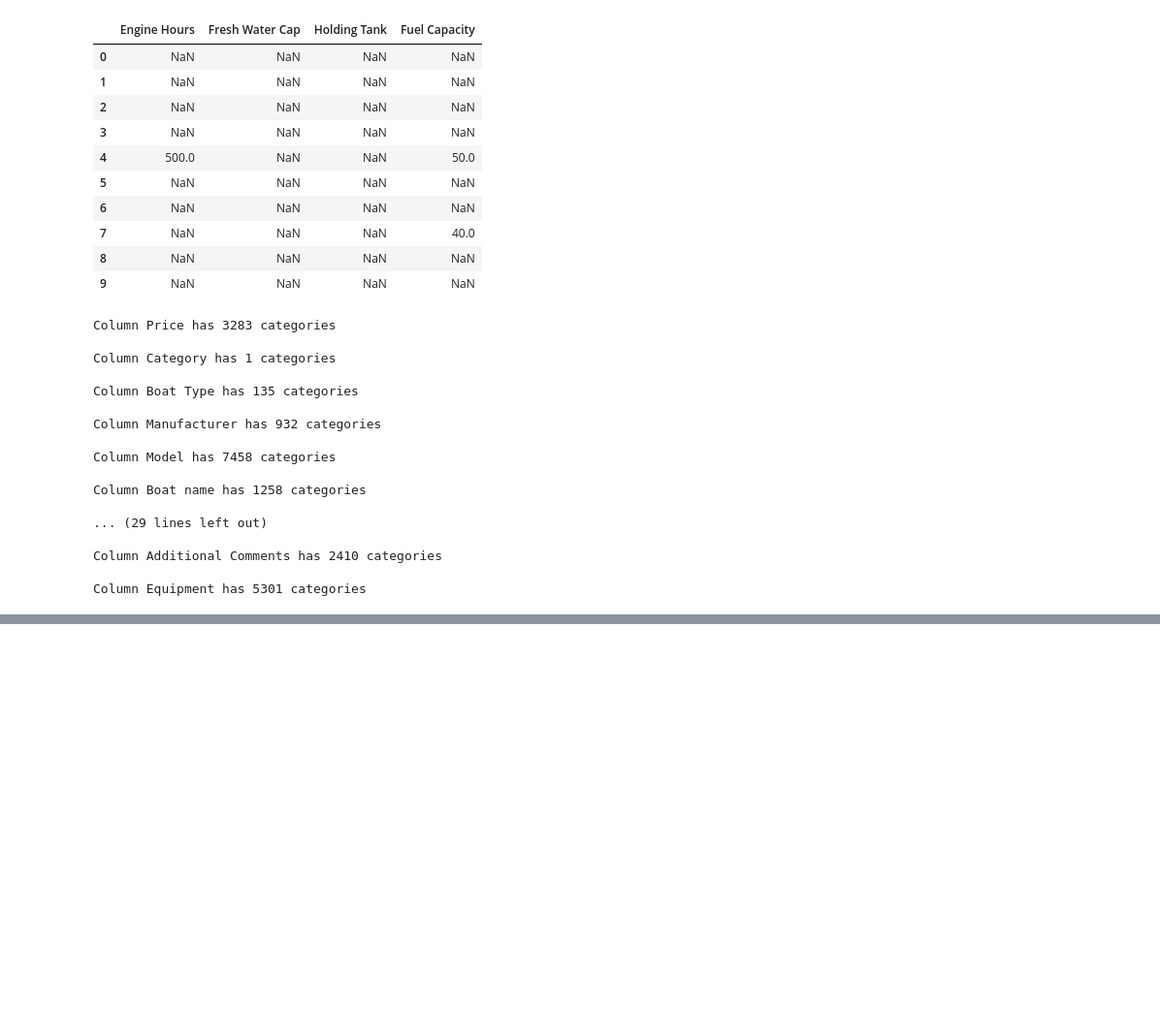
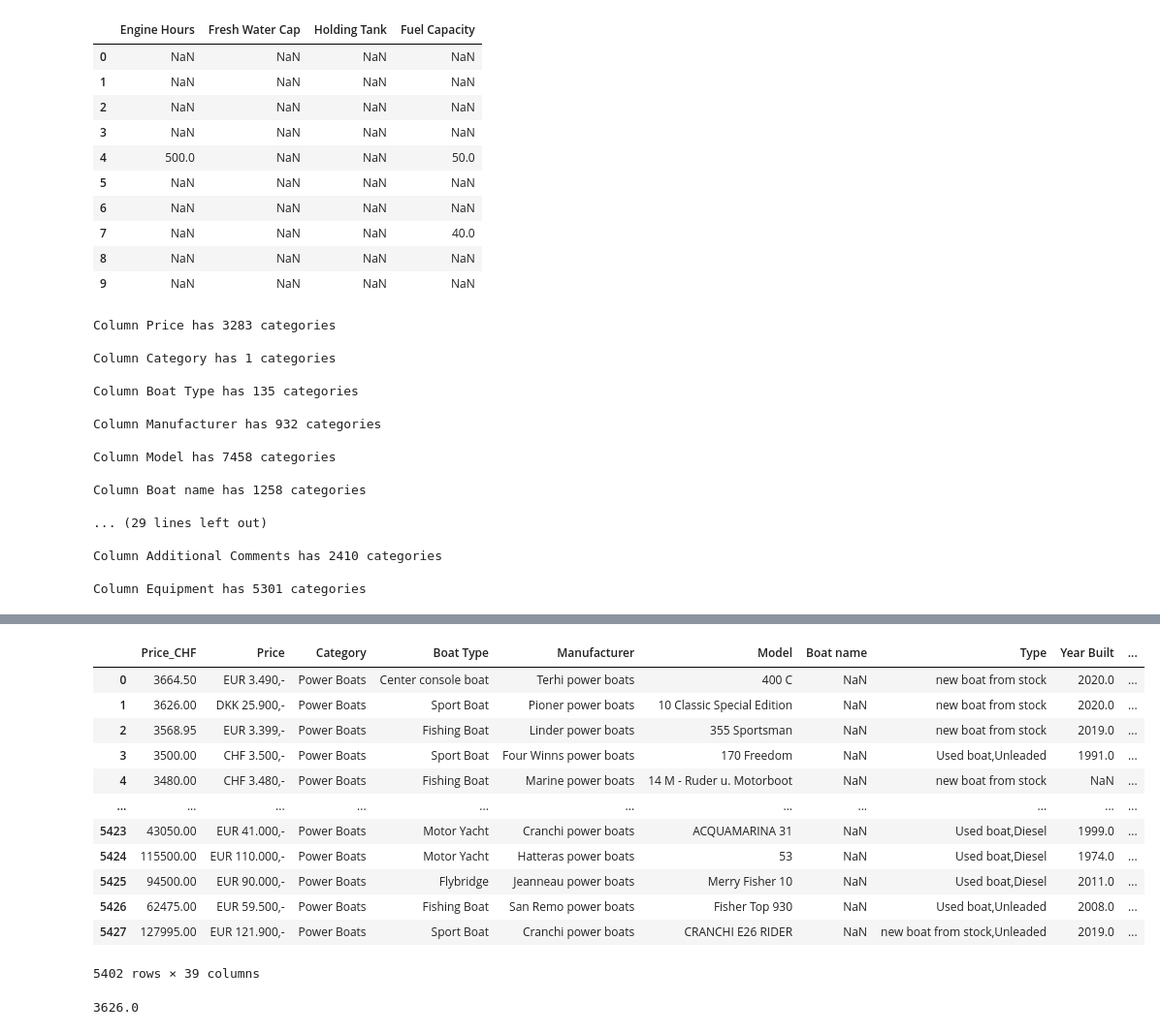
Before and after one commit to D0MOVF/DATA_ACADEMY, a Jupyter notebook: DATA_ACADEMY_1.ipynb, the cells around one changed output, grey strips where cells are left out. Shown: that part at 97% size. Cells and saved outputs as stored; diff of their text form; code cells hidden in the pictures; blank space fills up the shorter version.

```diff
--- a/DATA_ACADEMY_1.ipynb
+++ b/DATA_ACADEMY_1.ipynb
@@ -779,0 +901,11 @@ df = df.drop(columns = list_col_to_delete_part1, inplace = True)
+# %%
+# First, delete the price having the value `Price on request`
+train_val = train_val[train_val['Price'] != 'Price on request']
+# %%
+# Create a conversion table (via a two-dimensional array)
+create_change = {'Currency_A': ['EUR', 'GBP', 'DKK', 'SEK', 'USD', 'CHF'],
+               'Currency_B': ['CHF', 'CHF', 'CHF', 'CHF', 'CHF', 'CHF'],
+               'Change': [1.05, 1.24, 0.14, 0.11, 0.92, 1]}
+
+change = pd.DataFrame(data=create_change)
+change
@@ -779,0 +920,4 @@ df = df.drop(columns = list_col_to_delete_part1, inplace = True)
+# %%
+# Create a 'dictionary' from the above currency conversion table
+dict_change = dict(zip(change.iloc[:,0], change.iloc[:,2]))
+dict_change
@@ -779,0 +1061,47 @@ df = df.drop(columns = list_col_to_delete_part1, inplace = True)
+# %%
+# SUMMARY of everything above
+
+data_part = train_val['Price'].str.partition(' ')         # exemple : EUR 3.490,-  -> ('EUR', ' ', '3.490,-')
+
+    # Replace '£' by 'GBP' for the change dictionnary
+data_part[0] = data_part[0].str.replace('£', 'GBP')          # data_part[0] = first column of the DataFrame who save the first value of the tuples
+
+    # delete '.' who split the thousand in the price
+data_part[2] = data_part[2].str.replace('.', '')             # data_part[2] = third column of the DataFrame who save the first value of the tuples
+
+    # delete ',-' to get the price
+data_part[2] = data_part[2].str.replace(',-', '')
+
+    # Convert the column in float in order to do the comparison
+data_part[2] = data_part[2].astype(float, errors = 'raise')
+
+    # price conversion
+new_price = data_part.apply(lambda x: dict_change[x[0]] * x[2], axis=1)
+# %%
+# Join the new price to the base data table so that we have it available for the algorithm
+
+train_val.head(2)
+
+new_price = pd.DataFrame(new_price, columns=['Price_CHF'])
+train_val = new_price.merge(train_val, left_index=True, right_index=True) # perform a right join - Price_CHF column + everything else on the right
+train_val
+# %% [output]
+|  | Price_CHF | Price | Category | Boat Type | Manufacturer | Model | Boat name | Type | Year Built | ... |
+| 0 | 3664.50 | EUR 3.490,- | Power Boats | Center console boat | Terhi power boats | 400 C | NaN | new boat from stock | 2020.0 | ... |
+| 1 | 3626.00 | DKK 25.900,- | Power Boats | Sport Boat | Pioner power boats | 10 Classic Special Edition | NaN | new boat from stock | 2020.0 | ... |
+| 2 | 3568.95 | EUR 3.399,- | Power Boats | Fishing Boat | Linder power boats | 355 Sportsman | NaN | new boat from stock | 2019.0 | ... |
+| 3 | 3500.00 | CHF 3.500,- | Power Boats | Sport Boat | Four Winns power boats | 170 Freedom | NaN | Used boat,Unleaded | 1991.0 | ... |
+| 4 | 3480.00 | CHF 3.480,- | Power Boats | Fishing Boat | Marine power boats | 14 M - Ruder u. Motorboot | NaN | new boat from stock | NaN | ... |
+| ... | ... | ... | ... | ... | ... | ... | ... | ... | ... | ... |
+| 5423 | 43050.00 | EUR 41.000,- | Power Boats | Motor Yacht | Cranchi power boats | ACQUAMARINA 31 | NaN | Used boat,Diesel | 1999.0 | ... |
+| 5424 | 115500.00 | EUR 110.000,- | Power Boats | Motor Yacht | Hatteras power boats | 53 | NaN | Used boat,Diesel | 1974.0 | ... |
+| 5425 | 94500.00 | EUR 90.000,- | Power Boats | Flybridge | Jeanneau power boats | Merry Fisher 10 | NaN | Used boat,Diesel | 2011.0 | ... |
+| 5426 | 62475.00 | EUR 59.500,- | Power Boats | Fishing Boat | San Remo power boats | Fisher Top 930 | NaN | Used boat,Unleaded | 2008.0 | ... |
+| 5427 | 127995.00 | EUR 121.900,- | Power Boats | Sport Boat | Cranchi power boats | CRANCHI E26 RIDER | NaN | new boat from stock,Unleaded | 2019.0 | ... |
+5402 rows × 39 columns
+# %%
+# CHECK on DKK example
+
+round(25900*0.14,2)
+# %% [output]
+3626.0
```
Also changed, not shown: parts of 36 cells of this notebook.
